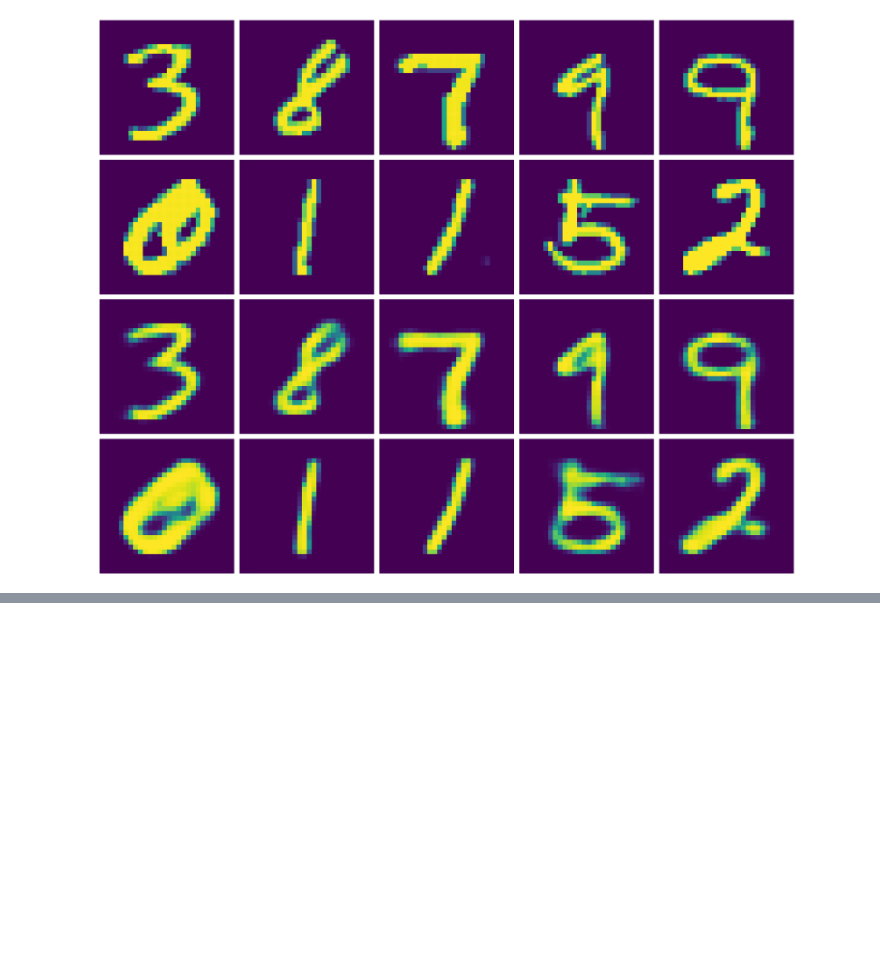
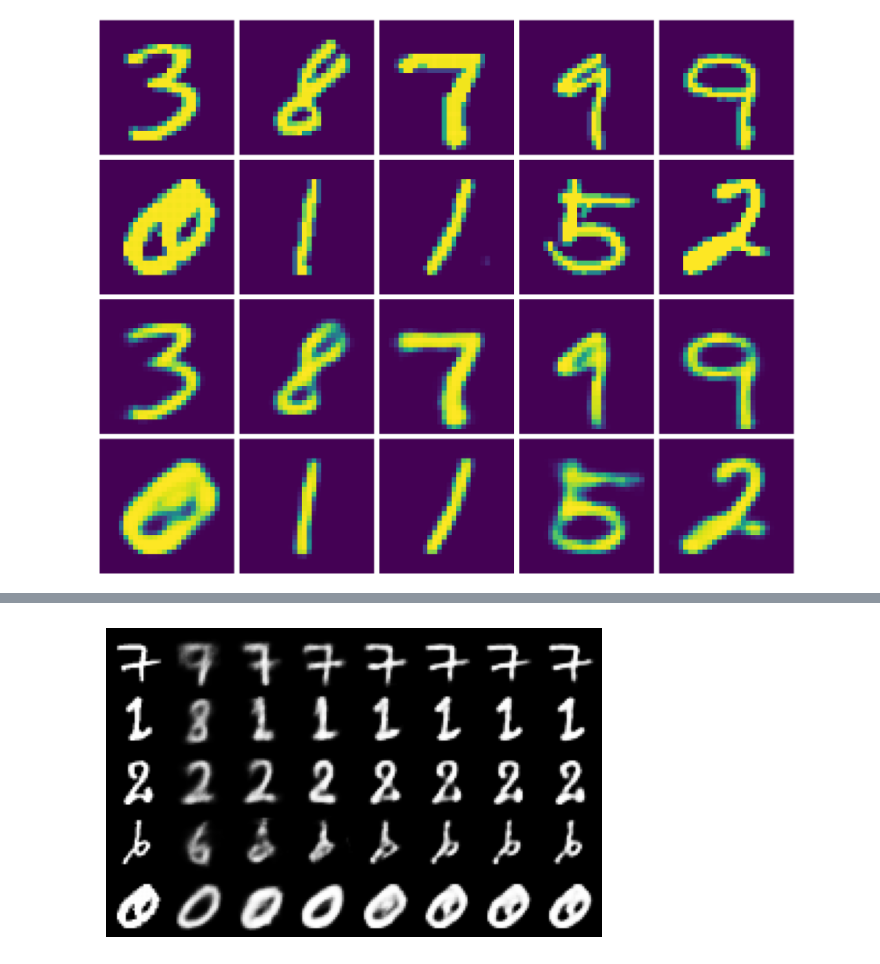
Before and after one commit to secondvoca/sdc_ae_23, a Jupyter notebook: exp_0707.ipynb, the cells around one changed output, grey strips where cells are left out. Cells and saved outputs as stored; diff of their text form; code cells hidden in the pictures; blank space fills up the shorter version.

```diff
--- a/exp_0707.ipynb
+++ b/exp_0707.ipynb
@@ -288,0 +368,17 @@ Now, it is working on cuda:0.
+# %%
+dims = [2, 4, 8, 16, 32, 64, 128, 256]
+
+img = torch.zeros(28 * 5, 28 * len(dims) + 1)
+
+for i in range(5):
+    img[i * 28:(i + 1) * 28, :28] = tartget[i].view([28, 28])
+
+for idx, dim in enumerate(dims):
+    manager.set_default_model(dim)
+    hist = manager.train_on_cpu(calc_loss, epochs=20)
+
+    with torch.no_grad():
+        pred = manager.model(tartget)
+
+    for i in range(5):
+        img[i * 28:(i + 1) * 28, 28 * (idx + 1):28 * (idx + 2)] = pred[i].view([28, 28])
@@ -288,0 +395,6 @@ Now, it is working on cuda:0.
+# %%
+plt.imshow(img, cmap='gray')
+plt.axis('off')
+plt.show()
+# %% [output]
+[figure, added]
```
Also changed, not shown: parts of 8 cells of this notebook, 4 other files.
